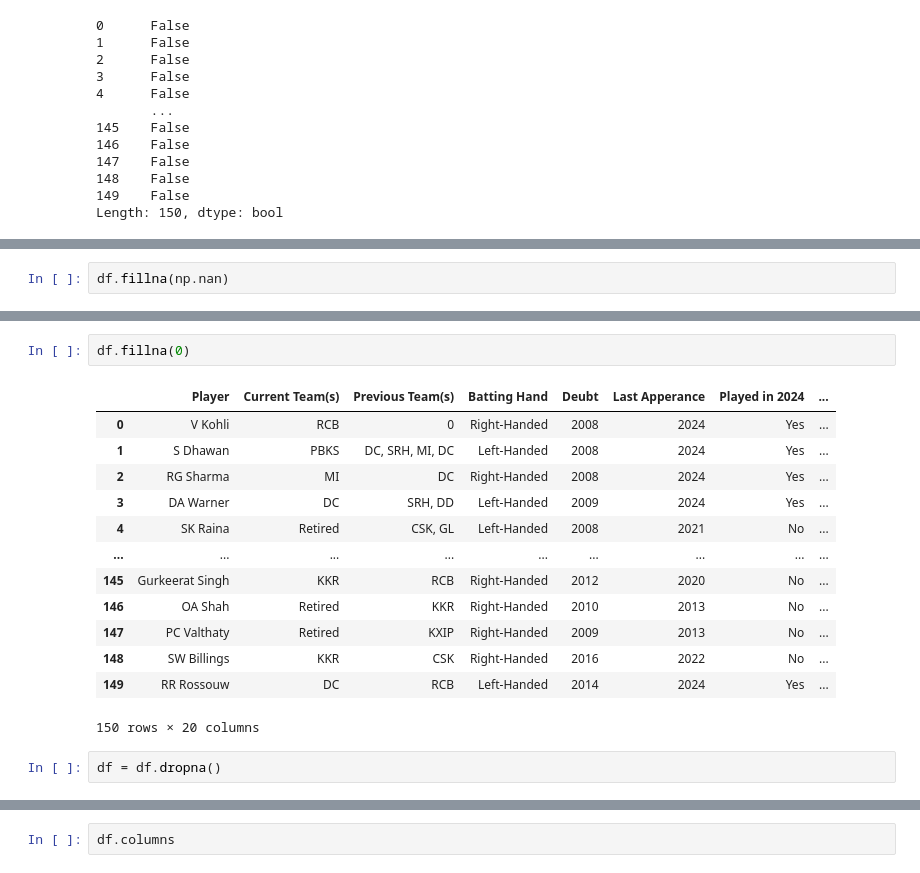
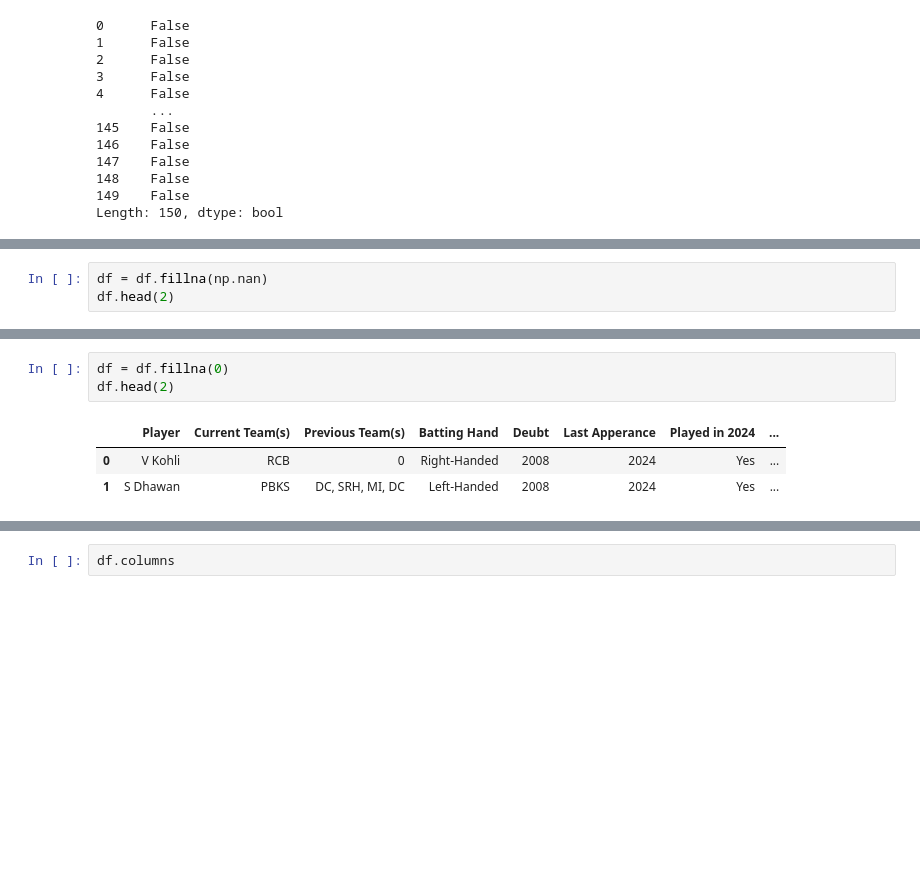
Before and after one commit to Udhay2898/IPL, a Jupyter notebook: IPL_Stats.ipynb, the cells around one changed output, grey strips where cells are left out. Saved outputs shown, nothing was run; the diff lists cells and outputs as text; blank space fills up the shorter version.

```diff
--- a/IPL_Stats.ipynb
+++ b/IPL_Stats.ipynb
@@ -171,5 +168,6 @@ df.duplicated().sum()
 # %%
-df.fillna(np.nan)
+df = df.fillna(np.nan)
+df.head(2)
 # %% [output]
 |  | Player | Current Team(s) | Previous Team(s) | Batting Hand | Deubt | Last Apperance | Played in 2024 | ... |
 | 0 | V Kohli | RCB | NaN | Right-Handed | 2008 | 2024 | Yes | ... |
@@ -187,21 +175,10 @@ df.fillna(np.nan)
 # %%
-df.fillna(0)
+df = df.fillna(0)
+df.head(2)
 # %% [output]
 |  | Player | Current Team(s) | Previous Team(s) | Batting Hand | Deubt | Last Apperance | Played in 2024 | ... |
 | 0 | V Kohli | RCB | 0 | Right-Handed | 2008 | 2024 | Yes | ... |
 | 1 | S Dhawan | PBKS | DC, SRH, MI, DC | Left-Handed | 2008 | 2024 | Yes | ... |
-| 2 | RG Sharma | MI | DC | Right-Handed | 2008 | 2024 | Yes | ... |
-| 3 | DA Warner | DC | SRH, DD | Left-Handed | 2009 | 2024 | Yes | ... |
-| 4 | SK Raina | Retired | CSK, GL | Left-Handed | 2008 | 2021 | No | ... |
-| ... | ... | ... | ... | ... | ... | ... | ... | ... |
-| 145 | Gurkeerat Singh | KKR | RCB | Right-Handed | 2012 | 2020 | No | ... |
-| 146 | OA Shah | Retired | KKR | Right-Handed | 2010 | 2013 | No | ... |
-| 147 | PC Valthaty | Retired | KXIP | Right-Handed | 2009 | 2013 | No | ... |
-| 148 | SW Billings | KKR | CSK | Right-Handed | 2016 | 2022 | No | ... |
-| 149 | RR Rossouw | DC | RCB | Left-Handed | 2014 | 2024 | Yes | ... |
-150 rows × 20 columns
-# %%
-df = df.dropna()
 # %%
 df.nunique()
 # %% [output]
```
Also changed, not shown: parts of 25 cells of this notebook.
